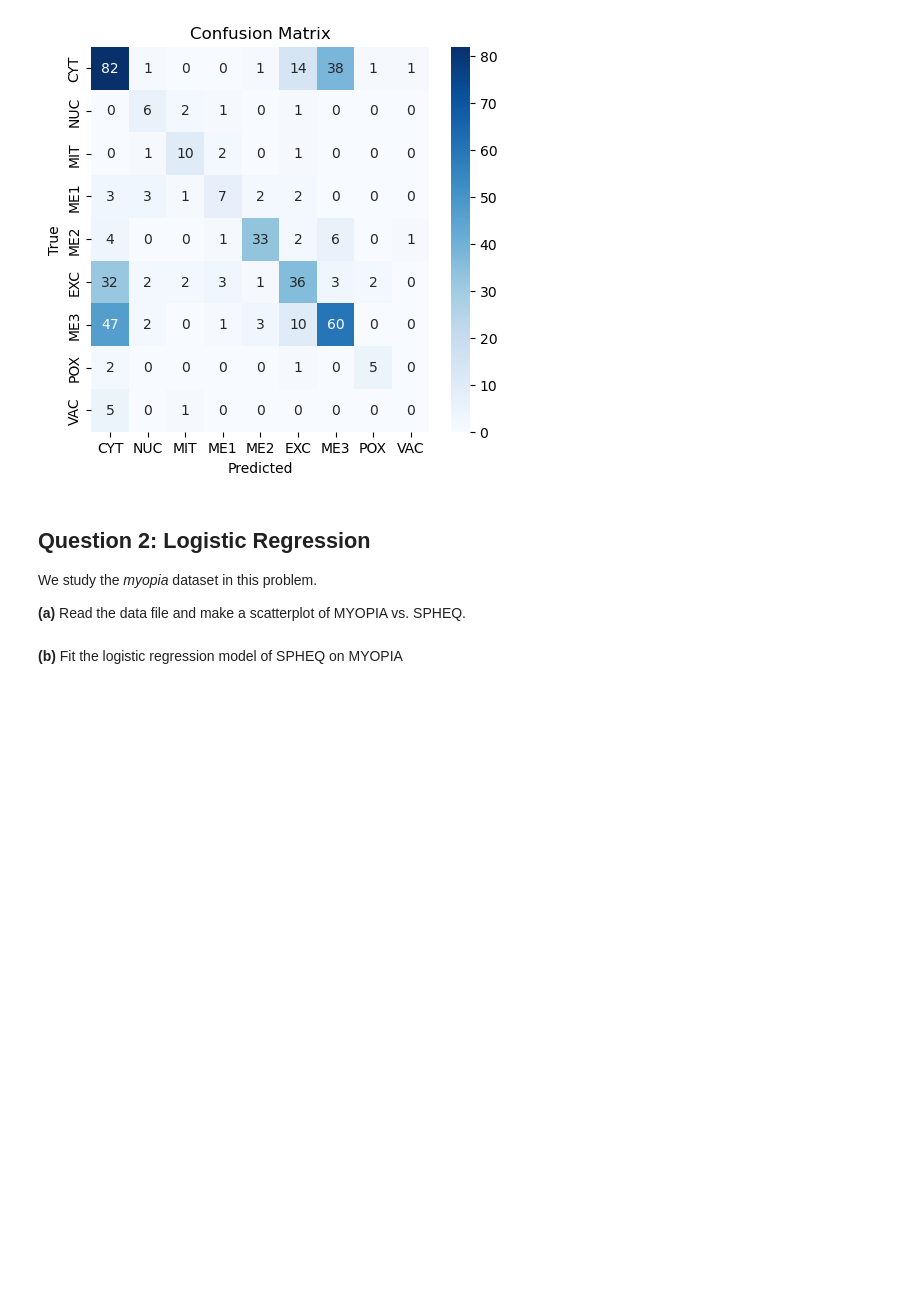
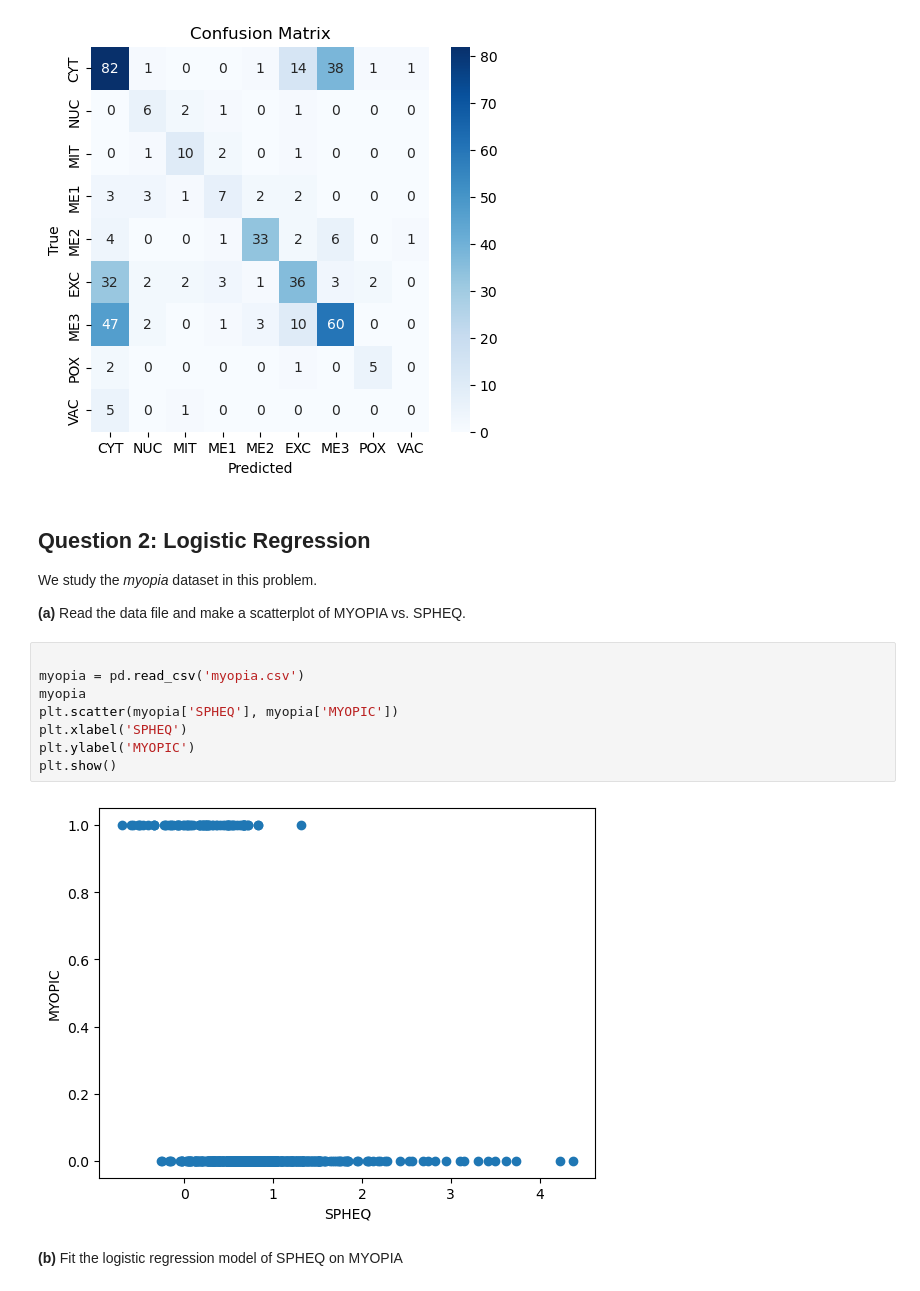
Before and after one commit to ginobenitez/STA4724, a Jupyter notebook: Homeworks/HW3/Homework 3.ipynb, the cells around one changed output. Drawn from its saved outputs; the diff is of its cells as text; blank space fills up the shorter version.

```diff
--- a/Homeworks/HW3/Homework 3.ipynb
+++ b/Homeworks/HW3/Homework 3.ipynb
@@ -104,6 +104,16 @@ plt.show()
 We study the *myopia* dataset in this problem.
 
 **(a)** Read the data file and make a scatterplot of MYOPIA vs. SPHEQ.
+# %%
+
+myopia = pd.read_csv('myopia.csv')
+myopia
+plt.scatter(myopia['SPHEQ'], myopia['MYOPIC'])
+plt.xlabel('SPHEQ')
+plt.ylabel('MYOPIC')
+plt.show()
+# %% [output]
+[figure, added]
 # %% [markdown]
 **(b)** Fit the logistic regression model of SPHEQ on MYOPIA
 # %% [markdown]
```
Also changed, not shown: 1 other file.
